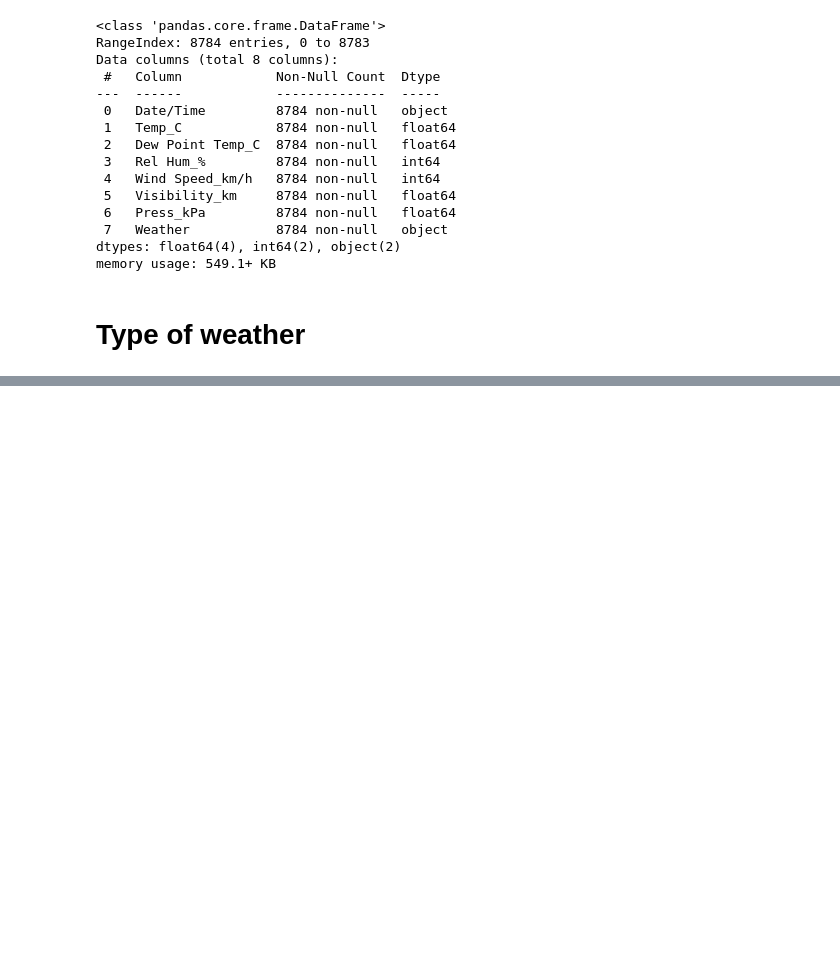
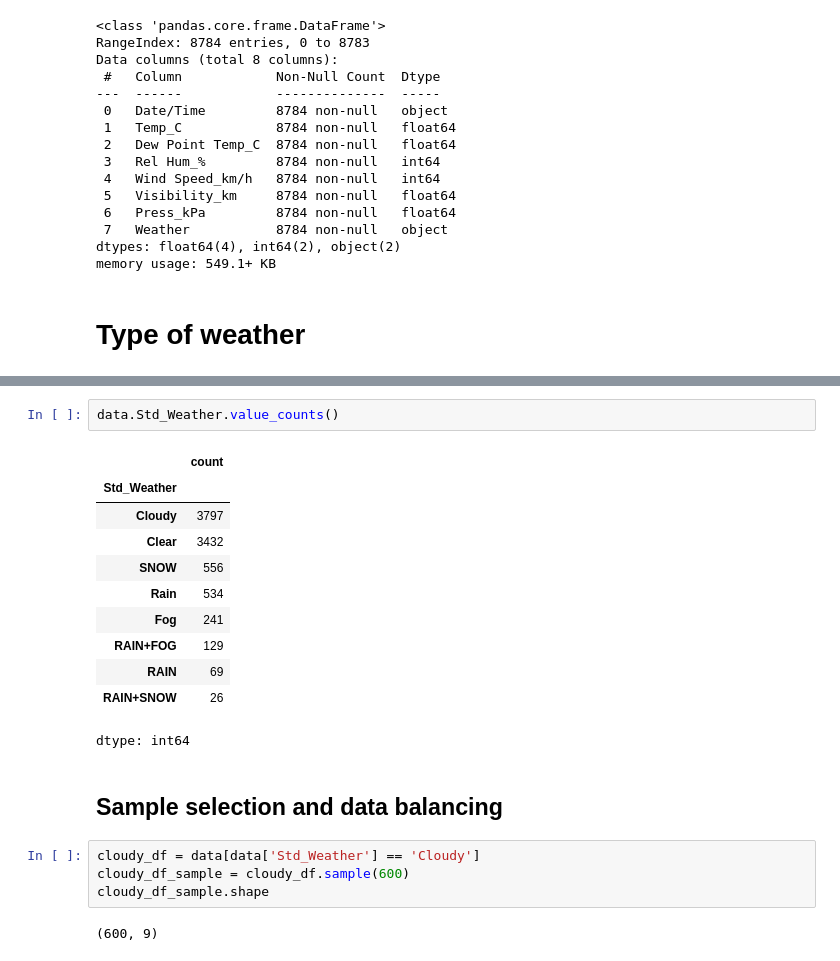
Before and after one commit to Adeoye03/ML, a Jupyter notebook: WeatherPrediction.ipynb, the cells around one changed output, grey strips where cells are left out. Saved outputs shown, nothing was run; the diff lists cells and outputs as text; blank space fills up the shorter version.

```diff
--- a/WeatherPrediction.ipynb
+++ b/WeatherPrediction.ipynb
@@ -65,0 +153,22 @@ Name: Weather, Length: 8784, dtype: object>
+# %%
+data.Std_Weather.value_counts()
+# %% [output]
+|  | count |
+| Std_Weather |  |
+| Cloudy | 3797 |
+| Clear | 3432 |
+| SNOW | 556 |
+| Rain | 534 |
+| Fog | 241 |
+| RAIN+FOG | 129 |
+| RAIN | 69 |
+| RAIN+SNOW | 26 |
+dtype: int64
+# %% [markdown]
+## **Sample selection and data balancing**
+# %%
+cloudy_df = data[data['Std_Weather'] == 'Cloudy']
+cloudy_df_sample = cloudy_df.sample(600)
+cloudy_df_sample.shape
+# %% [output]
+(600, 9)
```
Also changed, not shown: parts of 11 cells of this notebook.
